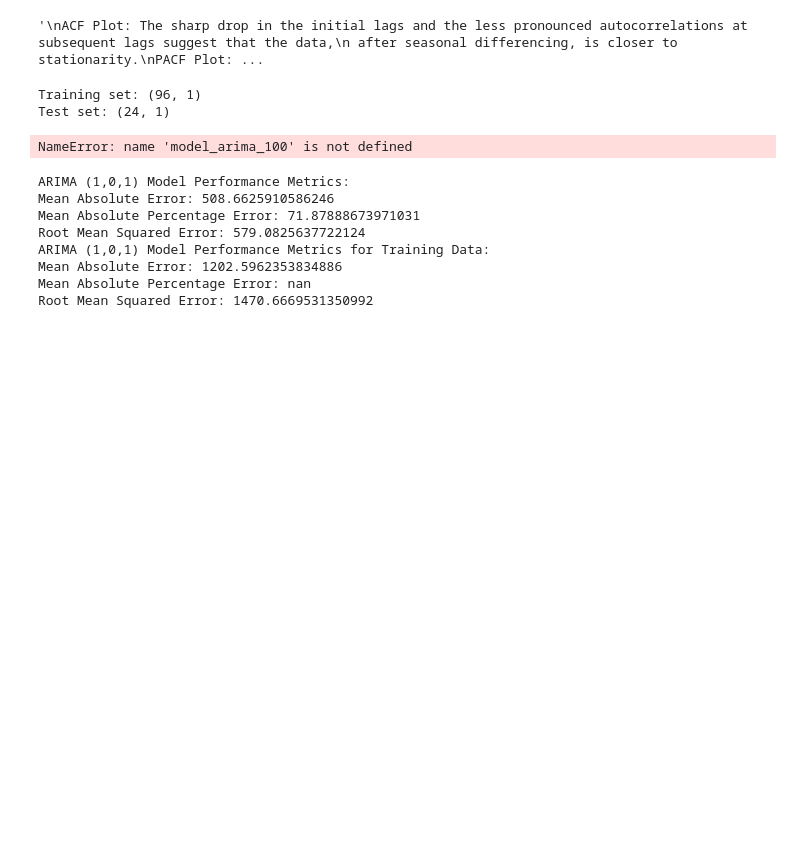
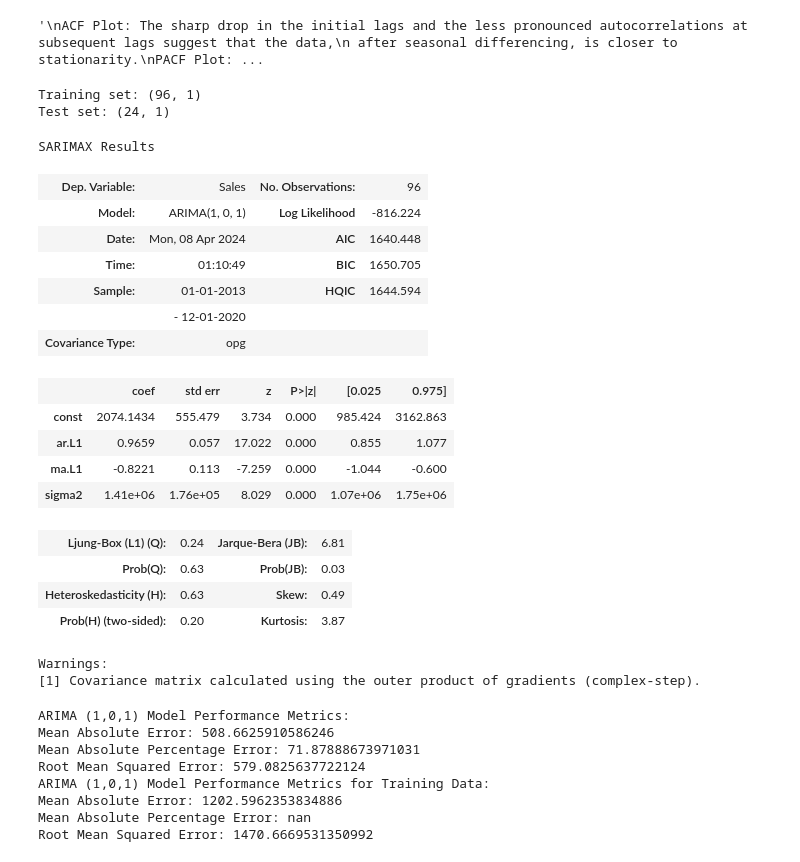
Before and after one commit to enestanrikuluu/Forecasting, a Jupyter notebook: HW2/HW2.ipynb, the cells around one changed output. Cells and saved outputs as stored; diff of their text form; code cells hidden in the pictures; blank space fills up the shorter version.

```diff
--- a/HW2/HW2.ipynb
+++ b/HW2/HW2.ipynb
@@ -92,26 +92,44 @@ Test set: (24, 1)
 # %%
 from statsmodels.tsa.arima.model import ARIMA
 
 # Fit ARIMA(1,0,1) model to the training data
 model_arima_101 = ARIMA(train_set['Sales'], order=(1,0,1), seasonal_order=(0,0,0,12))
-results_arima_101 = model_arima_100.fit()
+results_arima_101 = model_arima_101.fit()
 
 # Display the summary of the model including the AIC and the significance of coefficients
 
 """
 Coefficient of AR1: The coefficient for the AR(1) term is 0.9659, with a p-value < 0.001, indicating that it is statistically significant.
 This high coefficient suggests a strong autoregressive effect where the current value of sales is heavily influenced by its immediately previous value.
 Coefficient of MA1: The coefficient for the MA(1) term is -0.8221, also with a p-value < 0.001, indicating that it is statistically significant.
 This means that the model effectively captures the moving average component, indicating that past forecast errors are used to
 adjust the model's predictions.
 Constant (Intercept): The model estimates a constant term of 2074, which is statistically significant.
 This term represents the average sales level when both the autoregressive and moving average effects are accounted for.
 AIC: The Akaike Information Criterion for this model is 1640. AIC is a measure of the model's goodness of fit,
 balancing the model's complexity and its ability to explain the data, with lower values indicating better models.
 """
 results_arima_101.summary()
 # %% [output]
-NameError: name 'model_arima_100' is not defined
+SARIMAX Results
+| Dep. Variable: | Sales | No. Observations: | 96 |
+| Model: | ARIMA(1, 0, 1) | Log Likelihood | -816.224 |
+| Date: | Mon, 08 Apr 2024 | AIC | 1640.448 |
+| Time: | 01:10:49 | BIC | 1650.705 |
+| Sample: | 01-01-2013 | HQIC | 1644.594 |
+|  | - 12-01-2020 |  |  |
+| Covariance Type: | opg |  |  |
+|  | coef | std err | z | P>|z| | [0.025 | 0.975] |
+| const | 2074.1434 | 555.479 | 3.734 | 0.000 | 985.424 | 3162.863 |
+| ar.L1 | 0.9659 | 0.057 | 17.022 | 0.000 | 0.855 | 1.077 |
+| ma.L1 | -0.8221 | 0.113 | -7.259 | 0.000 | -1.044 | -0.600 |
+| sigma2 | 1.41e+06 | 1.76e+05 | 8.029 | 0.000 | 1.07e+06 | 1.75e+06 |
+| Ljung-Box (L1) (Q): | 0.24 | Jarque-Bera (JB): | 6.81 |
+| Prob(Q): | 0.63 | Prob(JB): | 0.03 |
+| Heteroskedasticity (H): | 0.63 | Skew: | 0.49 |
+| Prob(H) (two-sided): | 0.20 | Kurtosis: | 3.87 |
+Warnings:
+[1] Covariance matrix calculated using the outer product of gradients (complex-step).
 # %%
 from sklearn.metrics import mean_absolute_error, mean_squared_error
 import numpy as np
```
Also changed, not shown: parts of 2 cells of this notebook.
